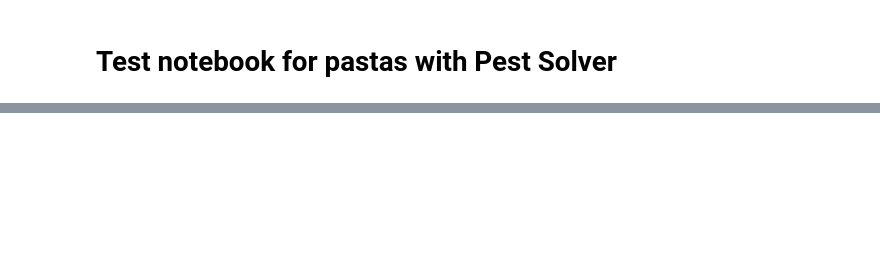
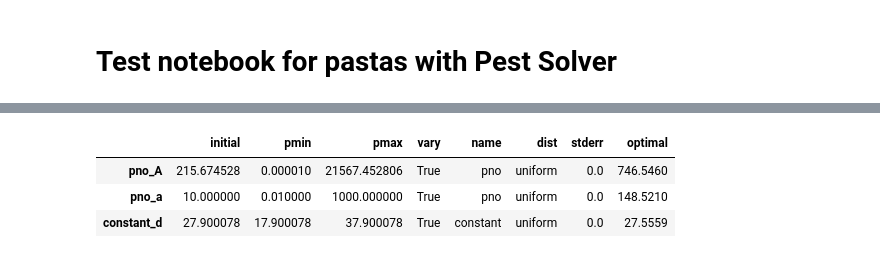
Before and after one commit to pastas/pastas-plugins, a Jupyter notebook: docs/examples/pest_pastas.ipynb, the cells around one changed output, grey strips where cells are left out. Saved outputs shown, nothing was run; the diff lists cells and outputs as text; code cells hidden in the pictures; blank space fills up the shorter version.

```diff
--- a/docs/examples/pest_pastas.ipynb
+++ b/docs/examples/pest_pastas.ipynb
@@ -60,0 +62,7 @@ Name: optimal, dtype: float64
+# %%
+ml.parameters
+# %% [output]
+|  | initial | pmin | pmax | vary | name | dist | stderr | optimal |
+| pno_A | 215.674528 | 0.000010 | 21567.452806 | True | pno | uniform | 0.0 | 746.5460 |
+| pno_a | 10.000000 | 0.010000 | 1000.000000 | True | pno | uniform | 0.0 | 148.5210 |
+| constant_d | 27.900078 | 17.900078 | 37.900078 | True | constant | uniform | 0.0 | 27.5559 |
```
Also changed, not shown: parts of 4 cells of this notebook.
